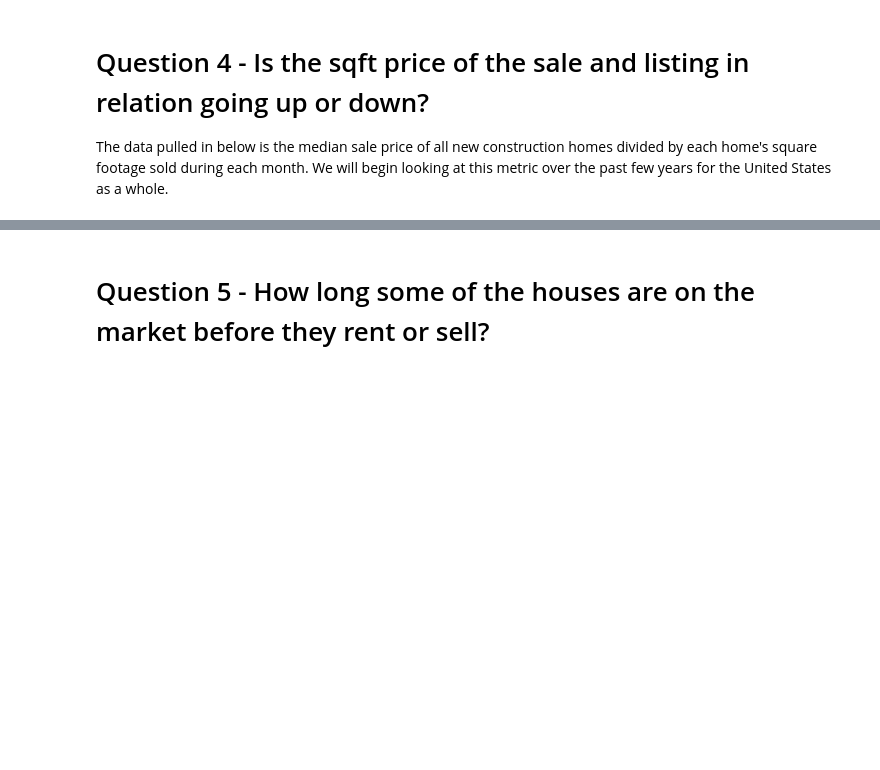
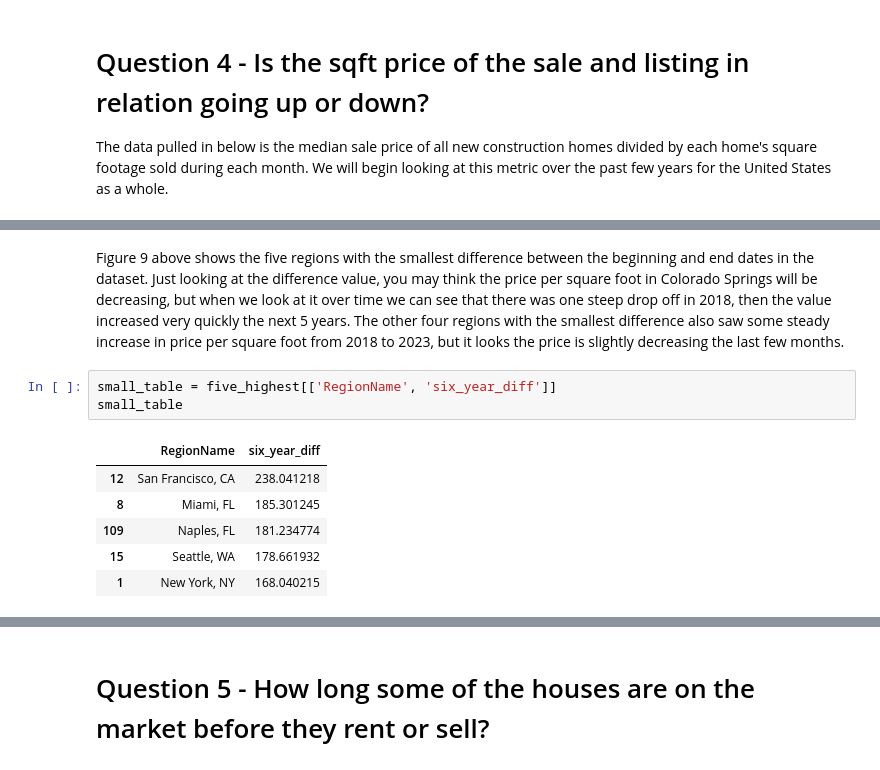
Before and after one commit to leoflewis/final-project, a Jupyter notebook: Project-Notebook.ipynb, the cells around one changed output, grey strips where cells are left out. Cells and saved outputs as stored; diff of their text form; blank space fills up the shorter version.

```diff
--- a/Project-Notebook.ipynb
+++ b/Project-Notebook.ipynb
@@ -403,0 +438,12 @@ Now let's look at which regions have had the most and least change over the time
+# %% [markdown]
+Figure 9 above shows the five regions with the smallest difference between the beginning and end dates in the dataset. Just looking at the difference value, you may think the price per square foot in Colorado Springs will be decreasing, but when we look at it over time we can see that there was one steep drop off in 2018, then the value increased very quickly the next 5 years. The other four regions with the smallest difference also saw some steady increase in price per square foot from 2018 to 2023, but it looks the price is slightly decreasing the last few months.
+# %%
+small_table = five_highest[['RegionName', 'six_year_diff']]
+small_table
+# %% [output]
+|  | RegionName | six_year_diff |
+| 12 | San Francisco, CA | 238.041218 |
+| 8 | Miami, FL | 185.301245 |
+| 109 | Naples, FL | 181.234774 |
+| 15 | Seattle, WA | 178.661932 |
+| 1 | New York, NY | 168.040215 |
```
Also changed, not shown: parts of 8 cells of this notebook.
